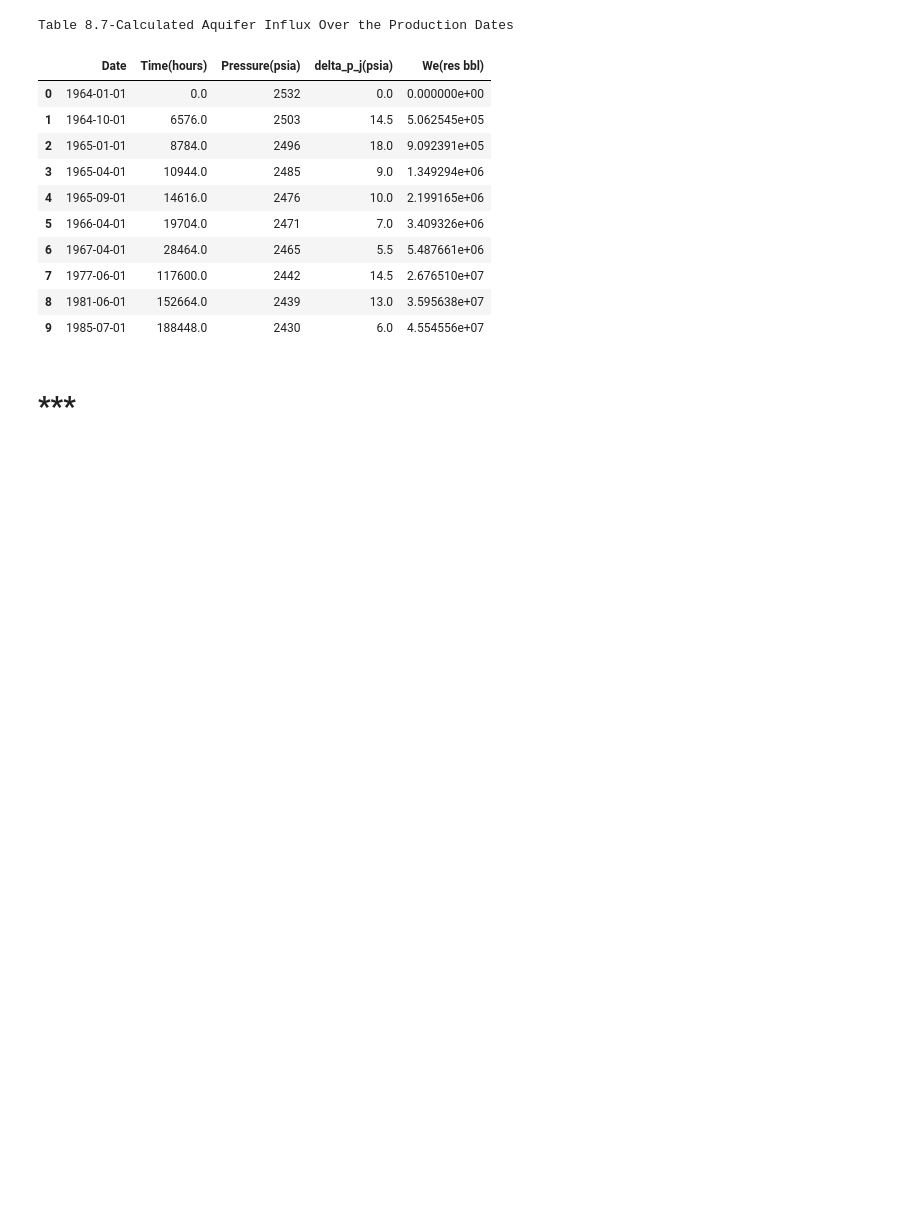
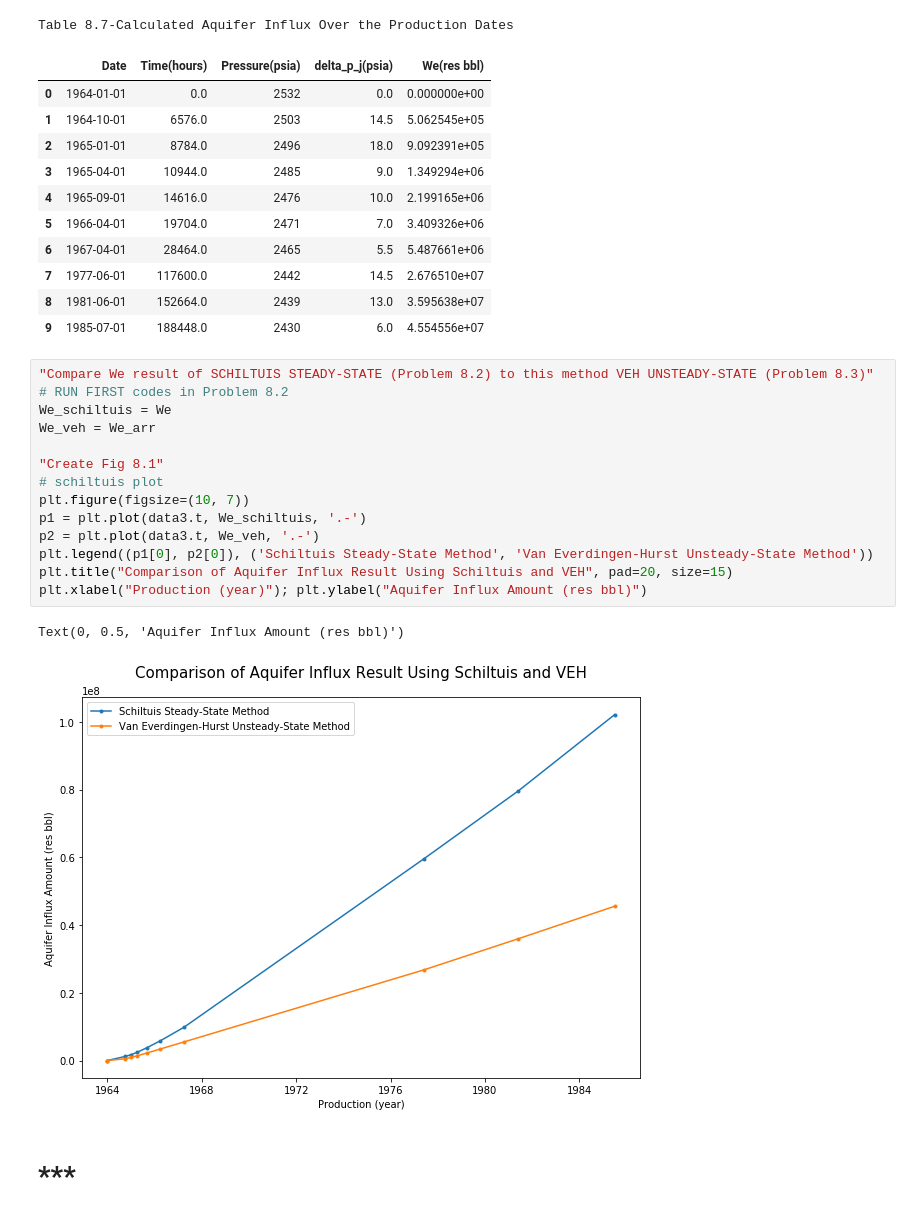
Before and after one commit to yohanesnuwara/reservoir-engineering, a Jupyter notebook: Unit 8 Aquifer Influx/notebook/8_examples.ipynb, the cells around one changed output. Drawn from its saved outputs; the diff is of its cells as text; blank space fills up the shorter version.

```diff
--- a/Unit 8 Aquifer Influx/notebook/8_examples.ipynb
+++ b/Unit 8 Aquifer Influx/notebook/8_examples.ipynb
@@ -465,6 +465,23 @@ Table 8.7-Calculated Aquifer Influx Over the Production Dates
 | 7 | 1977-06-01 | 117600.0 | 2442 | 14.5 | 2.676510e+07 |
 | 8 | 1981-06-01 | 152664.0 | 2439 | 13.0 | 3.595638e+07 |
 | 9 | 1985-07-01 | 188448.0 | 2430 | 6.0 | 4.554556e+07 |
+# %%
+"Compare We result of SCHILTUIS STEADY-STATE (Problem 8.2) to this method VEH UNSTEADY-STATE (Problem 8.3)"
+# RUN FIRST codes in Problem 8.2
+We_schiltuis = We
+We_veh = We_arr
+
+"Create Fig 8.1"
+# schiltuis plot
+plt.figure(figsize=(10, 7))
+p1 = plt.plot(data3.t, We_schiltuis, '.-')
+p2 = plt.plot(data3.t, We_veh, '.-')
+plt.legend((p1[0], p2[0]), ('Schiltuis Steady-State Method', 'Van Everdingen-Hurst Unsteady-State Method'))
+plt.title("Comparison of Aquifer Influx Result Using Schiltuis and VEH", pad=20, size=15)
+plt.xlabel("Production (year)"); plt.ylabel("Aquifer Influx Amount (res bbl)")
+# %% [output]
+Text(0, 0.5, 'Aquifer Influx Amount (res bbl)')
+[figure, added]
 # %% [markdown]
 # ***
 # %%
```
